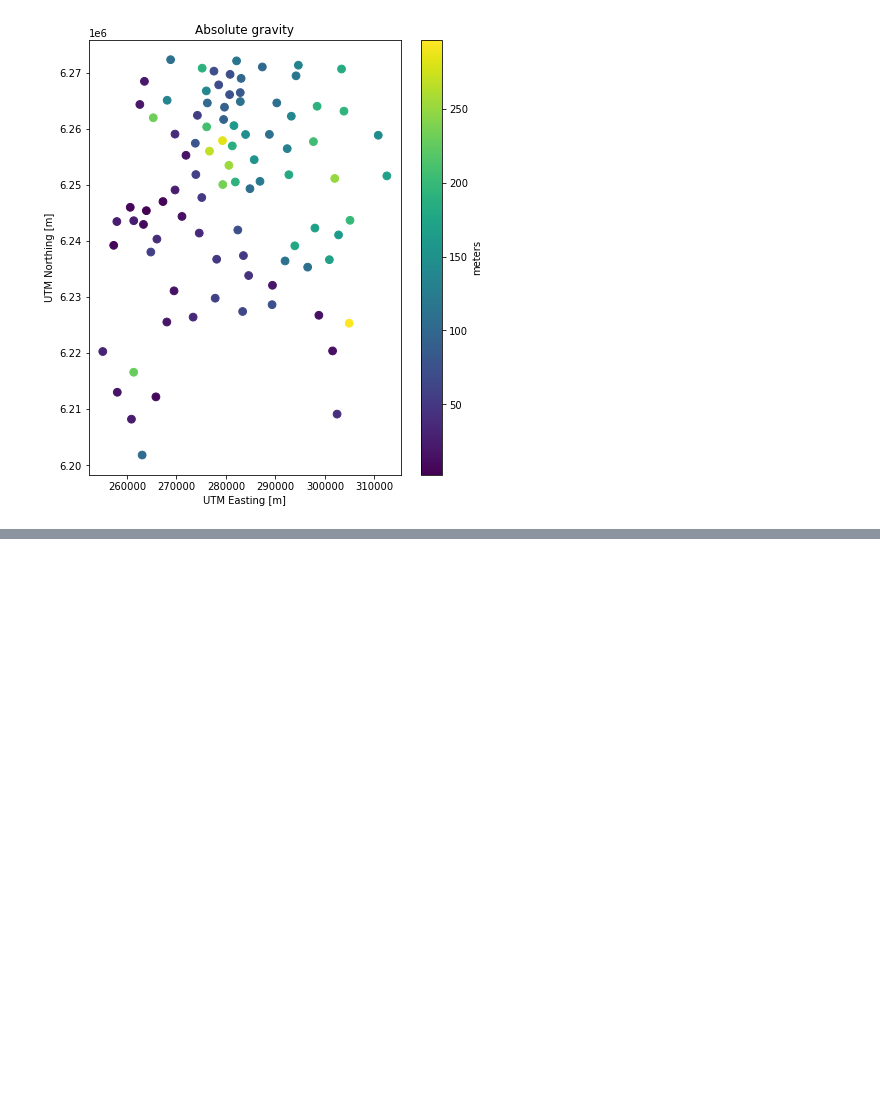
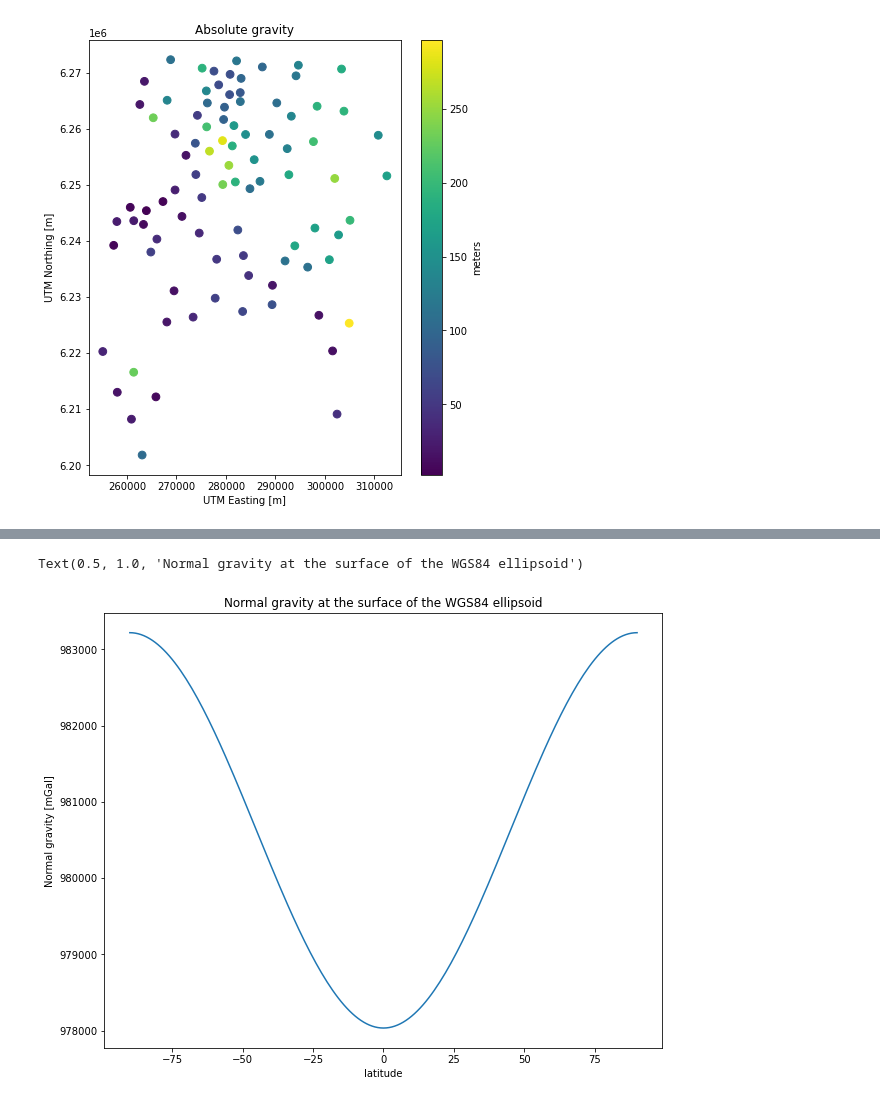
Before and after one commit to leouieda/gravity-processing, a Jupyter notebook: practicals/practical2-solution.ipynb, the cells around one changed output, grey strips where cells are left out. Saved outputs shown, nothing was run; the diff lists cells and outputs as text; code cells hidden in the pictures; blank space fills up the shorter version.

```diff
--- a/practicals/practical2-solution.ipynb
+++ b/practicals/practical2-solution.ipynb
@@ -174,0 +190,3 @@ normal_gravity_surface = 1e5 * (
+# %%
+all_latitudes = np.linspace(start=-90, stop=90, num=181)
+print(all_latitudes)
@@ -174,0 +207,11 @@ normal_gravity_surface = 1e5 * (
+# %%
+normal_gravity_all_latitudes = somigliana(all_latitudes)
+# %%
+plt.figure(figsize=(10, 8))
+plt.plot(all_latitudes, normal_gravity_all_latitudes)
+plt.xlabel("latitude")
+plt.ylabel("Normal gravity [mGal]")
+plt.title("Normal gravity at the surface of the WGS84 ellipsoid")
+# %% [output]
+Text(0.5, 1.0, 'Normal gravity at the surface of the WGS84 ellipsoid')
+[figure, added]
```
Also changed, not shown: parts of 27 cells of this notebook, 1 other file.
